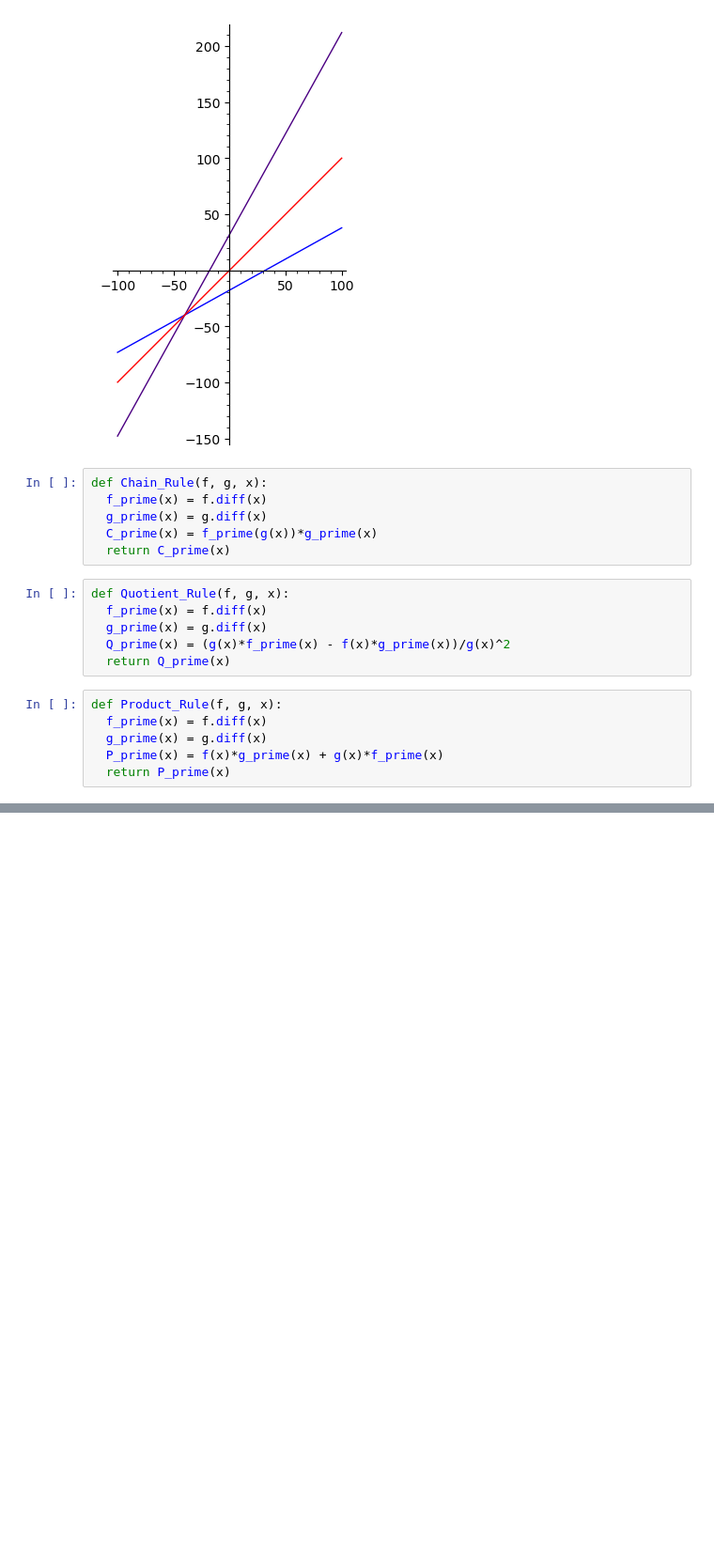
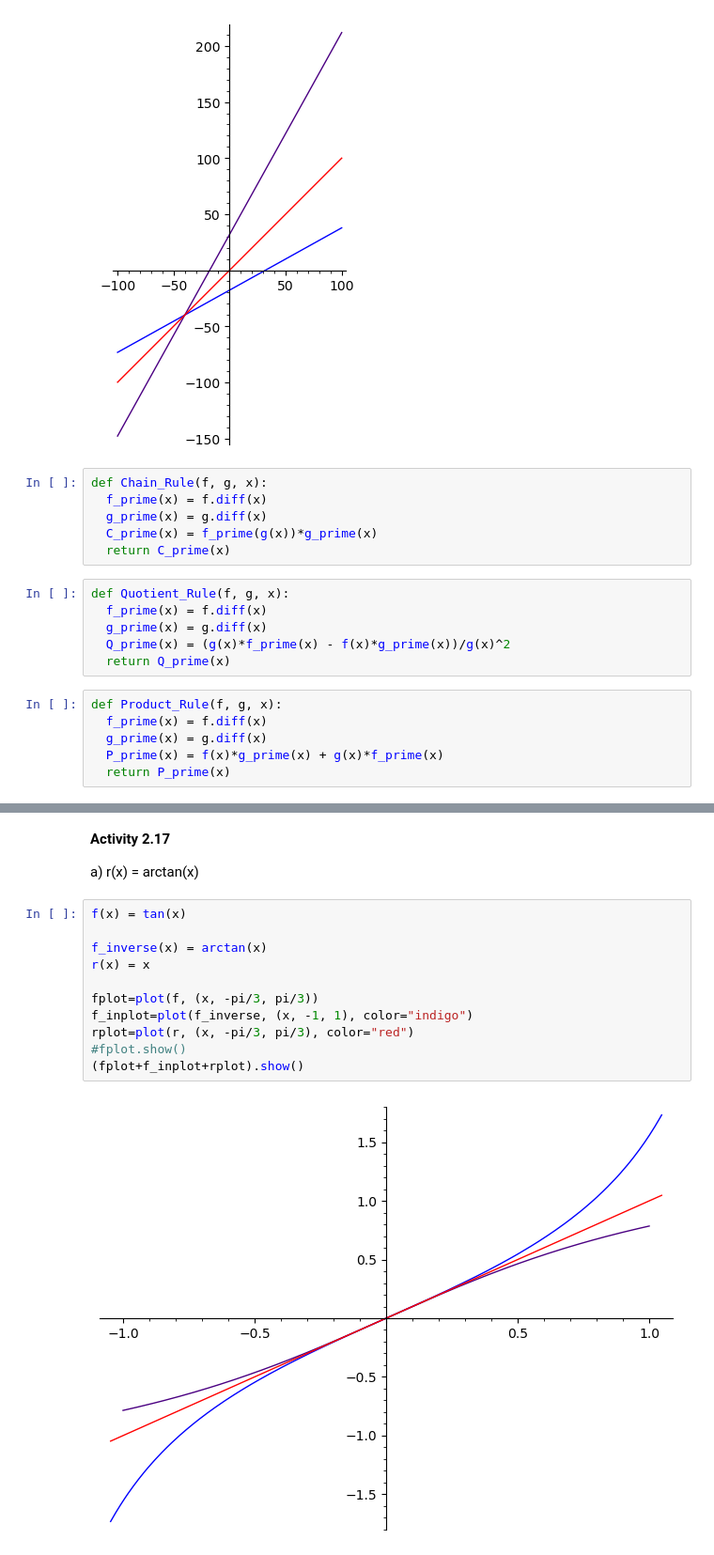
Before and after one commit to john-washington/sage, a Jupyter notebook: Calculus_chapter2.6.ipynb, the cells around one changed output, grey strips where cells are left out. Shown at 94% size. Saved outputs shown, nothing was run; the diff lists cells and outputs as text; blank space fills up the shorter version.

```diff
--- a/Calculus_chapter2.6.ipynb
+++ b/Calculus_chapter2.6.ipynb
@@ -105,0 +191,17 @@ We want to prove this conjecture.
+# %% [markdown]
+**Activity 2.17**
+
+a) r(x) = arctan(x)
+# %%
+f(x) = tan(x)
+
+f_inverse(x) = arctan(x)
+r(x) = x
+
+fplot=plot(f, (x, -pi/3, pi/3))
+f_inplot=plot(f_inverse, (x, -1, 1), color="indigo")
+rplot=plot(r, (x, -pi/3, pi/3), color="red")
+#fplot.show()
+(fplot+f_inplot+rplot).show()
+# %% [output]
+[figure, added]
```
Also changed, not shown: parts of 22 cells of this notebook, 1 other file.
